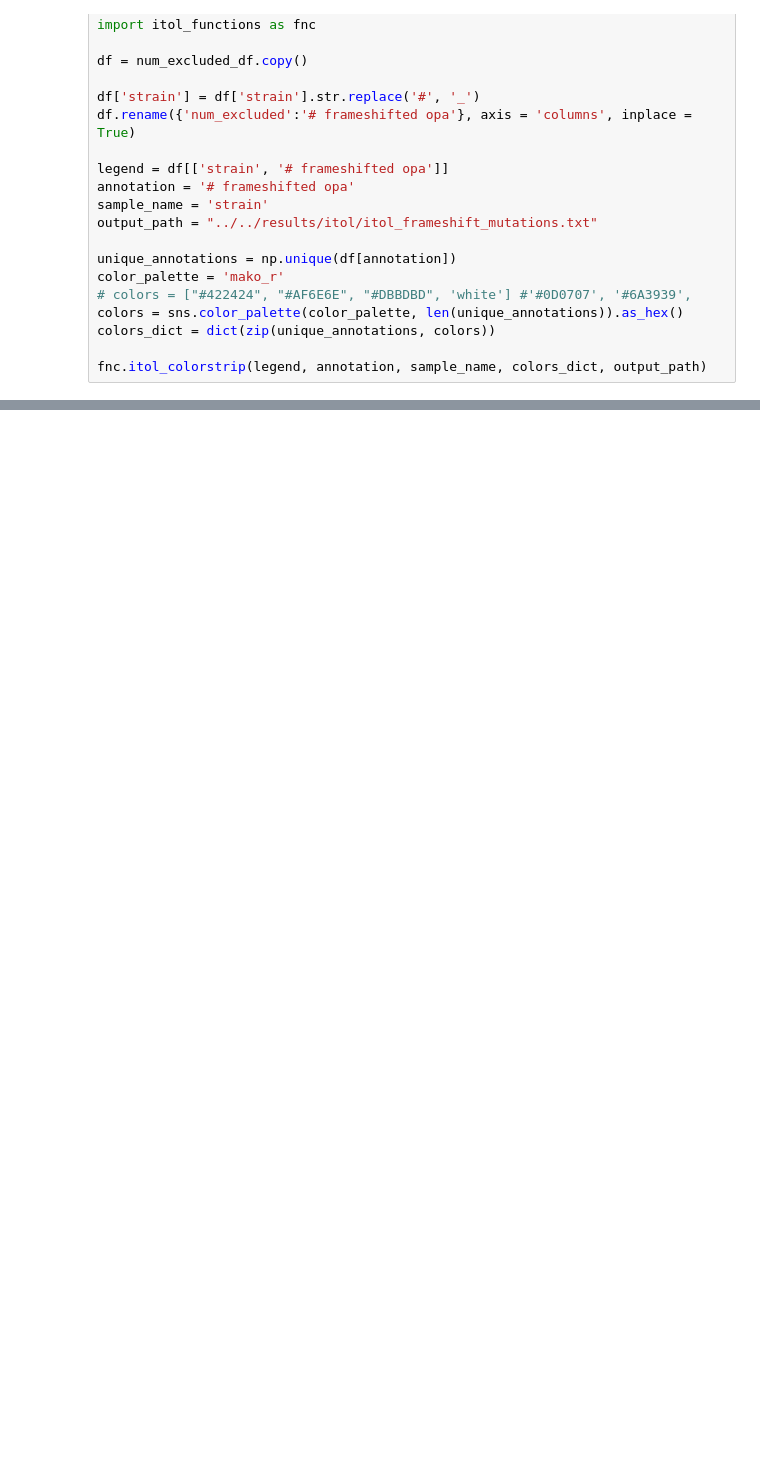
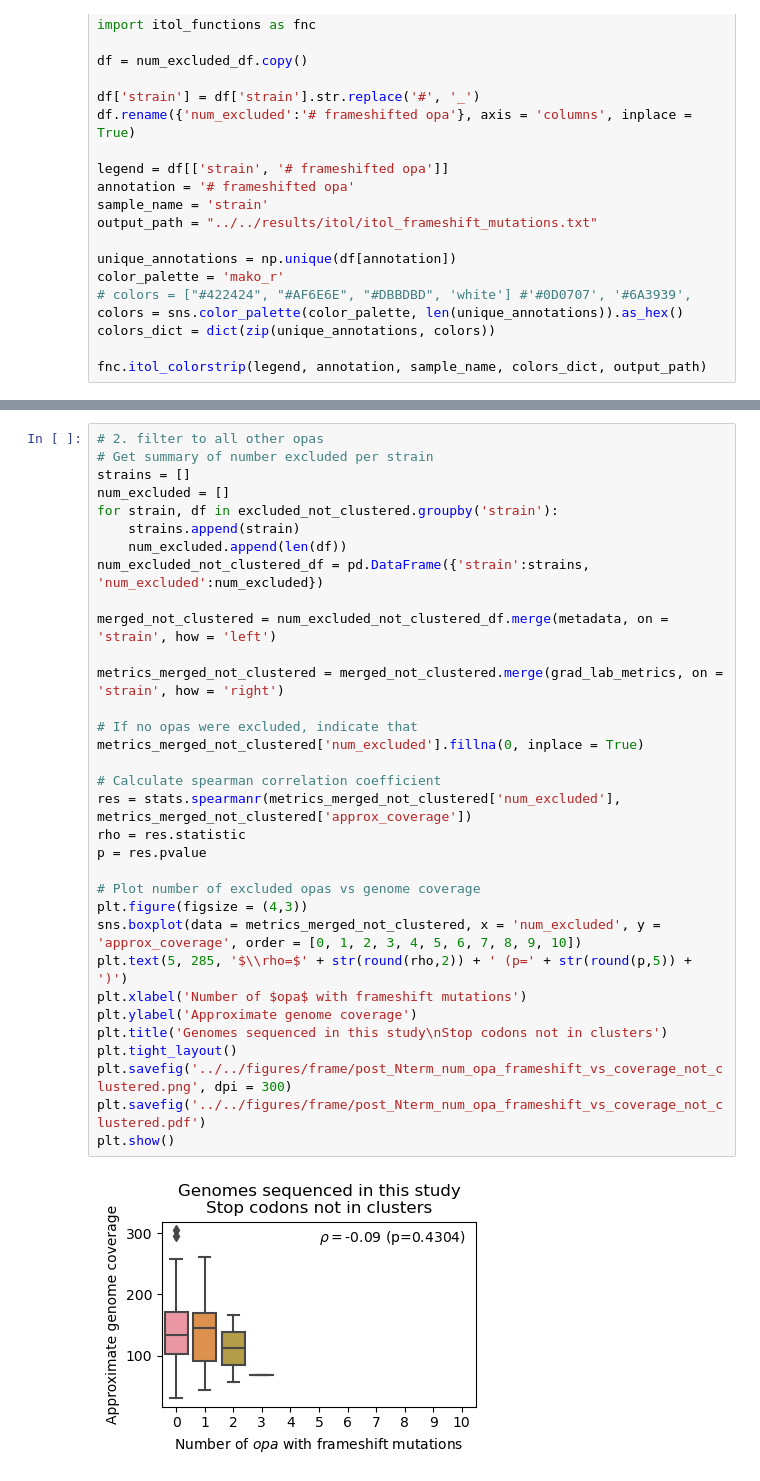
Before and after one commit to qinqin-yu/gonococcus_opa_diversity, a Jupyter notebook: opa_diversity_snakemake/workflow/notebooks/opa_frameshift_mutations.ipynb, the cells around one changed output, grey strips where cells are left out. Drawn from its saved outputs; the diff is of its cells as text; blank space fills up the shorter version.

```diff
--- a/opa_diversity_snakemake/workflow/notebooks/opa_frameshift_mutations.ipynb
+++ b/opa_diversity_snakemake/workflow/notebooks/opa_frameshift_mutations.ipynb
@@ -245,0 +285,35 @@ num_excluded_df
+# %%
+# 2. filter to all other opas
+# Get summary of number excluded per strain
+strains = []
+num_excluded = []
+for strain, df in excluded_not_clustered.groupby('strain'):
+    strains.append(strain)
+    num_excluded.append(len(df))
+num_excluded_not_clustered_df = pd.DataFrame({'strain':strains, 'num_excluded':num_excluded})
+
+merged_not_clustered = num_excluded_not_clustered_df.merge(metadata, on = 'strain', how = 'left')
+
+metrics_merged_not_clustered = merged_not_clustered.merge(grad_lab_metrics, on = 'strain', how = 'right')
+
+# If no opas were excluded, indicate that
+metrics_merged_not_clustered['num_excluded'].fillna(0, inplace = True)
+
+# Calculate spearman correlation coefficient
+res = stats.spearmanr(metrics_merged_not_clustered['num_excluded'], metrics_merged_not_clustered['approx_coverage'])
+rho = res.statistic
+p = res.pvalue
+
+# Plot number of excluded opas vs genome coverage
+plt.figure(figsize = (4,3))
+sns.boxplot(data = metrics_merged_not_clustered, x = 'num_excluded', y = 'approx_coverage', order = [0, 1, 2, 3, 4, 5, 6, 7, 8, 9, 10])
+plt.text(5, 285, '$\\rho=$' + str(round(rho,2)) + ' (p=' + str(round(p,5)) + ')')
+plt.xlabel('Number of $opa$ with frameshift mutations')
+plt.ylabel('Approximate genome coverage')
+plt.title('Genomes sequenced in this study\nStop codons not in clusters')
+plt.tight_layout()
+plt.savefig('../../figures/frame/post_Nterm_num_opa_frameshift_vs_coverage_not_clustered.png', dpi = 300)
+plt.savefig('../../figures/frame/post_Nterm_num_opa_frameshift_vs_coverage_not_clustered.pdf')
+plt.show()
+# %% [output]
+[figure, added]
```
Also changed, not shown: parts of 4 cells of this notebook.
